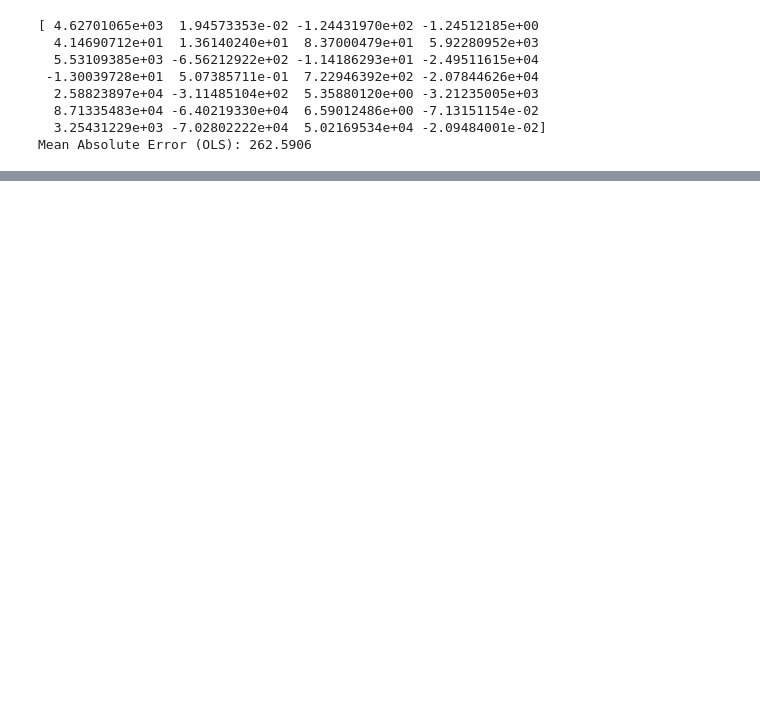
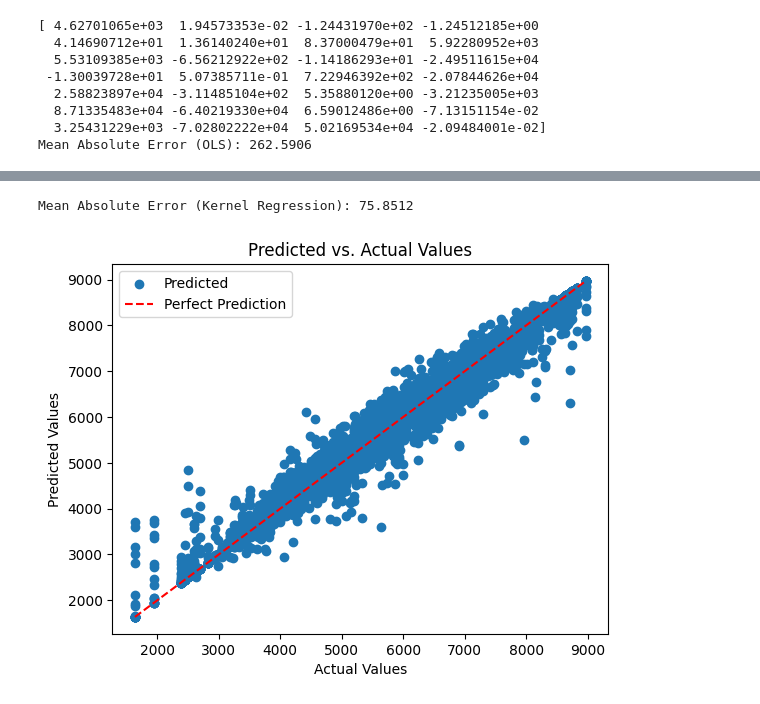
Before and after one commit to abhijain565aj/CS215-Assignment, a Jupyter notebook: A3-23b0903-23b0928-23b1057/code/5.ipynb, the cells around one changed output, grey strips where cells are left out. Saved outputs shown, nothing was run; the diff lists cells and outputs as text; code cells hidden in the pictures; blank space fills up the shorter version.

```diff
--- a/A3-23b0903-23b0928-23b1057/code/5.ipynb
+++ b/A3-23b0903-23b0928-23b1057/code/5.ipynb
@@ -140,0 +151,80 @@ plot_predictions(Y_train, Y_pred_train, 'Training set')
+# %%
+import numpy as np
+import pandas as pd
+import matplotlib.pyplot as plt
+
+# Load the data
+train_data = pd.read_csv('data/5/train.csv')
+test_data = pd.read_csv('data/5/test.csv')
+
+
+features = ['Row#','clonesize', 'honeybee', 'RainingDays', 'fruitset', 'fruitmass', 'seeds']
+f_taken = ['seeds'] #for polynomial features
+
+
+def X_creator(train_data):
+    #also add constant term in each row
+    d1 =  np.c_[train_data[features].values, train_data[f_taken].values**2]
+    #c1 has 1 train data times
+    c1 = np.ones((len(train_data),1))
+    return np.hstack((c1,d1))
+
+X_train = X_creator(train_data)
+Y_train = train_data['yield'].values
+
+X_test = X_creator(test_data)
+id_test = test_data['id'].values
+
+# print(len(X_train[0]),len(X_test[0]))
+# print(len(X_test))
+
+# Efficient kernel regression (without full matrix storage)
+def test_kernel_regression(X_train, Y_train, X_test, gamma=0.1):
+    n_train = X_train.shape[0]
+    n_test = X_test.shape[0]
+    Y_pred = np.zeros(n_test)
+
+    # Iterate over test data points
+    for i in range(n_test):
+        x_test = X_test[i, :]
+
+        # Calculate the RBF kernel (without storing the full matrix)
+        K = np.exp(-gamma * np.sum((X_train - x_test) ** 2, axis=1))
+        K_sum = np.sum(K)
+        # Perform weighted sum of training outputs using the kernel
+        Y_pred[i] = np.dot(K, Y_train) / K_sum
+
+    return Y_pred
+
+# Mean Absolute Error (MAE) from scratch
+def mean_absolute_error(y_true, y_pred):
+    return np.mean(np.abs(y_true - y_pred))
+
+# Plot predictions for visualization
+def plot_predictions(y_true, y_pred, title):
+    plt.scatter(y_true, y_pred, alpha=1, label='Predicted')
+    plt.plot([min(y_true), max(y_true)], [min(y_true), max(y_true)], linestyle='--', color='red', label='Perfect Prediction')
+    plt.xlabel('Actual Values')
+    plt.ylabel('Predicted Values')
+    plt.title('Predicted vs. Actual Values')
+    plt.legend()
+    plt.show()
+
+Y_pred_kernel = test_kernel_regression(X_train, Y_train, X_train, gamma=0.1)
+
+# Calculate MAE for Kernel Regression
+mae_kernel = mean_absolute_error(Y_train, Y_pred_kernel)
+print(f"Mean Absolute Error (Kernel Regression): {mae_kernel:.4f}")
+
+# Final prediction for test set
+Y_pred_test_kernel = test_kernel_regression(X_train, Y_train, X_test, gamma=0.1)
+
+# Save predictions for Kernel Regression
+submission_kernel = pd.DataFrame({'id': id_test, 'y': Y_pred_test_kernel})
+submission_kernel.to_csv('5_Kernel_submission.csv', index=False)
+
+# Plot Kernel Regression predictions vs actuals
+plot_predictions(Y_train, Y_pred_kernel, 'Kernel Regression - Training Set')
+# %% [output]
+Mean Absolute Error (Kernel Regression): 75.8512
+[figure, added]
```
Also changed, not shown: parts of 9 cells of this notebook, 4 other files.
